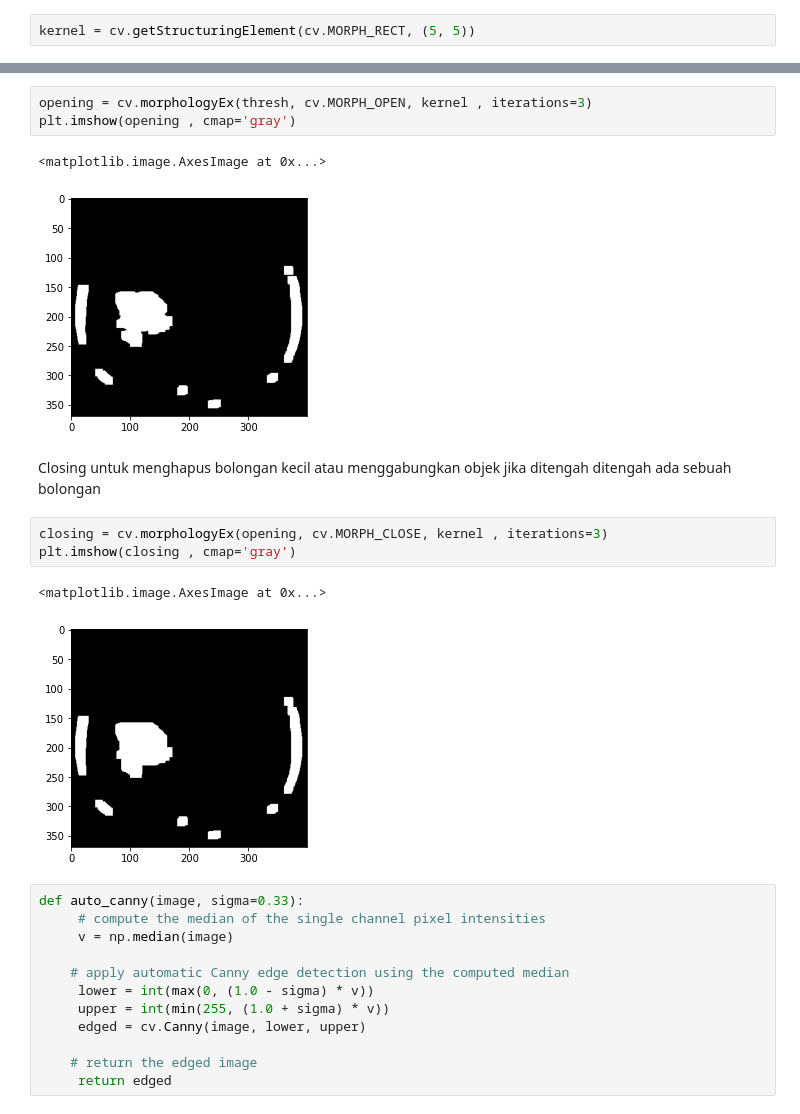
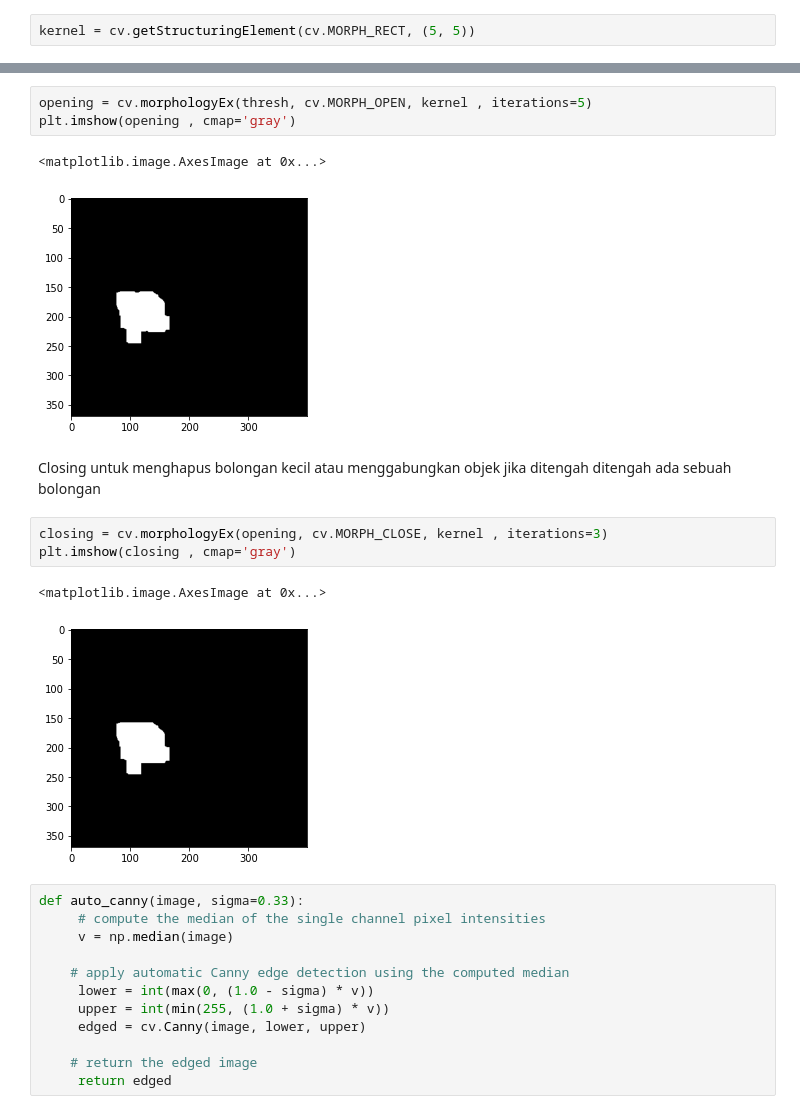
Before and after one commit to rakhaegg/python-college-image, a Jupyter notebook: module/morphology/revision.ipynb, the cells around one changed output, grey strips where cells are left out. Saved outputs shown, nothing was run; the diff lists cells and outputs as text.

```diff
--- a/module/morphology/revision.ipynb
+++ b/module/morphology/revision.ipynb
@@ -45,9 +65,9 @@ kernel = cv.getStructuringElement(cv.MORPH_RECT, (5, 5))
 # %%
-opening = cv.morphologyEx(thresh, cv.MORPH_OPEN, kernel , iterations=3)
+opening = cv.morphologyEx(thresh, cv.MORPH_OPEN, kernel , iterations=5)
 plt.imshow(opening , cmap='gray')
 # %% [output]
 <matplotlib.image.AxesImage at 0x...>
-[figure, old version]
+[figure, new version]
 # %% [markdown]
 Closing untuk menghapus bolongan kecil atau menggabungkan objek jika ditengah ditengah ada sebuah bolongan
 # %%
@@ -55,7 +75,7 @@ closing = cv.morphologyEx(opening, cv.MORPH_CLOSE, kernel , iterations=3)
 plt.imshow(closing , cmap='gray')
 # %% [output]
 <matplotlib.image.AxesImage at 0x...>
-[figure, old version]
+[figure, new version]
 # %%
 def auto_canny(image, sigma=0.33):
      # compute the median of the single channel pixel intensities
```
Also changed, not shown: parts of 5 cells of this notebook, 3 other files.
